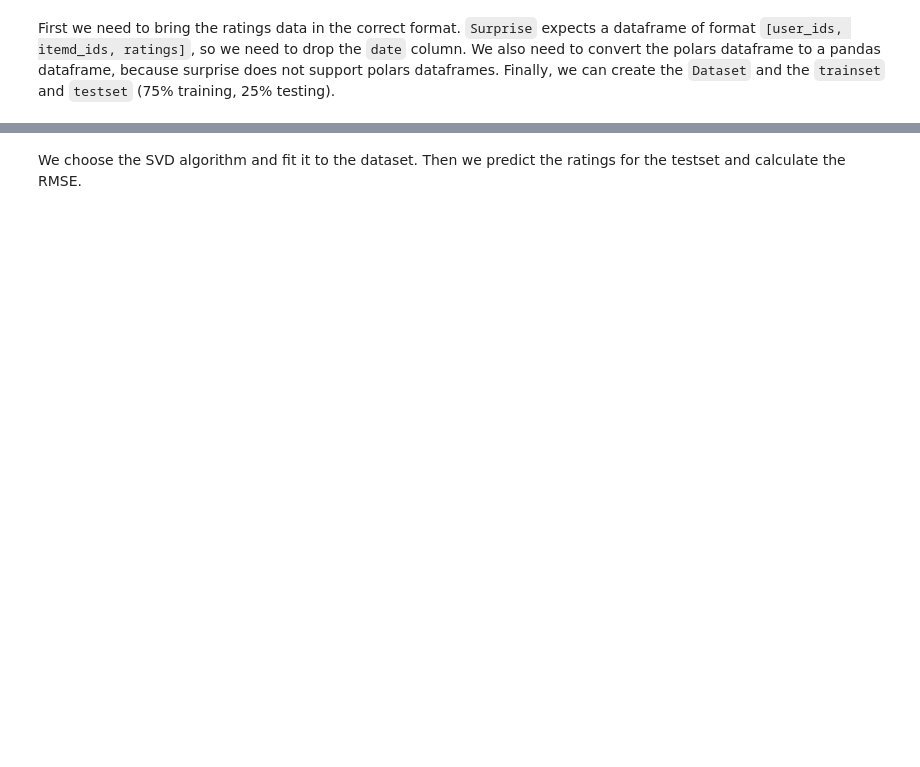
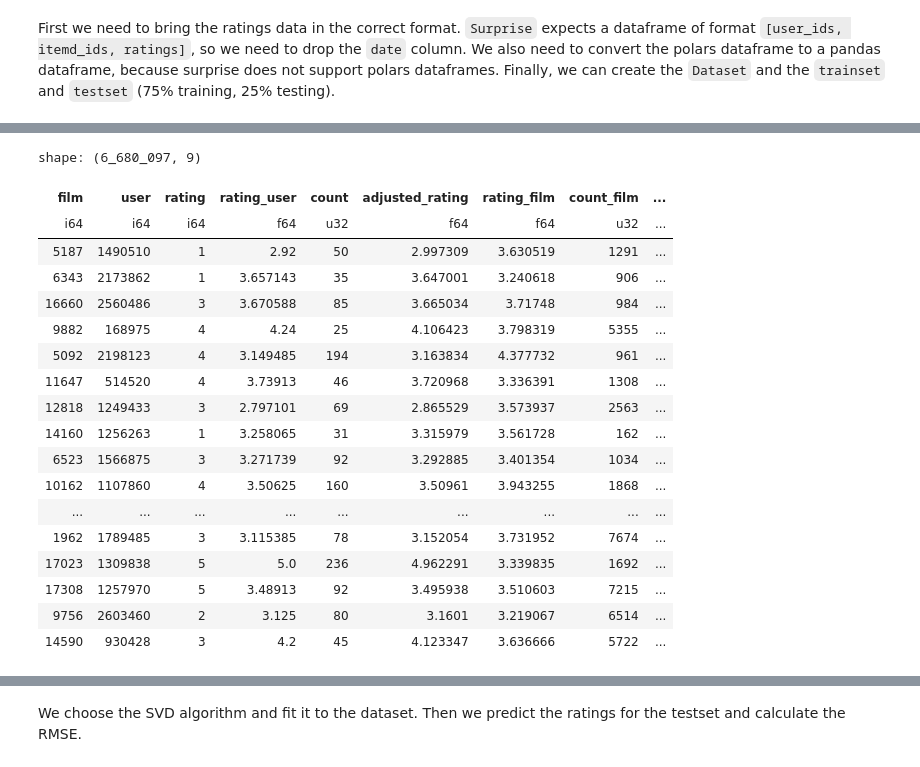
Before and after one commit to DavidBlavid/netflix_recommendation, a Jupyter notebook: Source/David.ipynb, the cells around one changed output, grey strips where cells are left out. Saved outputs shown, nothing was run; the diff lists cells and outputs as text; code cells hidden in the pictures; blank space fills up the shorter version.

```diff
--- a/Source/David.ipynb
+++ b/Source/David.ipynb
@@ -250,0 +333,12 @@ trainset_data = trainset.build_testset()
+# %%
+# remove users with less than 50 ratings
+
+# get the number of ratings for each user
+pre_users = ratings.drop("film").drop("rating").groupby("user").count()
+
+# keep only users with at least 50 ratings
+pre_users = pre_users.filter(pl.col("count") >= 25)
+
+# join the dataframes
+ratings = ratings.join(pre_users, on="user").drop("count")
+ratings
@@ -250,0 +388,47 @@ trainset_data = trainset.build_testset()
+# %%
+# global average rating
+global_avg_rating = ratings["rating"].mean()
+
+# Variance of individual movie ratings
+Vb = ratings["rating"].var()
+
+# Variance of all movies' average ratings
+Va = avg_rating_film["rating"].var()
+
+# Shrinkage factor
+K = Vb/Va # This can be adjusted, Simon Funk mentioned K=25 works well
+
+# Apply shrinkage to movie averages
+avg_rating_film = avg_rating_film.with_columns([
+    ((global_avg_rating * K + avg_rating_film["rating"] * avg_rating_film["count"]) / (K + avg_rating_film["count"])).alias("adjusted_rating")
+])
+
+# Do the same for user averages
+avg_rating_user = avg_rating_user.with_columns([
+    ((global_avg_rating * K + avg_rating_user["rating"] * avg_rating_user["count"]) / (K + avg_rating_user["count"])).alias("adjusted_rating")
+])
+
+ratings = ratings.join(avg_rating_user, on="user", suffix="_user")
+ratings = ratings.join(avg_rating_film, on="film", suffix="_film")
+
+ratings
+# %% [output]
+shape: (6_680_097, 9)
+| film | user | rating | rating_user | count | adjusted_rating | rating_film | count_film | ... |
+| i64 | i64 | i64 | f64 | u32 | f64 | f64 | u32 | ... |
+| 5187 | 1490510 | 1 | 2.92 | 50 | 2.997309 | 3.630519 | 1291 | ... |
+| 6343 | 2173862 | 1 | 3.657143 | 35 | 3.647001 | 3.240618 | 906 | ... |
+| 16660 | 2560486 | 3 | 3.670588 | 85 | 3.665034 | 3.71748 | 984 | ... |
+| 9882 | 168975 | 4 | 4.24 | 25 | 4.106423 | 3.798319 | 5355 | ... |
+| 5092 | 2198123 | 4 | 3.149485 | 194 | 3.163834 | 4.377732 | 961 | ... |
+| 11647 | 514520 | 4 | 3.73913 | 46 | 3.720968 | 3.336391 | 1308 | ... |
+| 12818 | 1249433 | 3 | 2.797101 | 69 | 2.865529 | 3.573937 | 2563 | ... |
+| 14160 | 1256263 | 1 | 3.258065 | 31 | 3.315979 | 3.561728 | 162 | ... |
+| 6523 | 1566875 | 3 | 3.271739 | 92 | 3.292885 | 3.401354 | 1034 | ... |
+| 10162 | 1107860 | 4 | 3.50625 | 160 | 3.50961 | 3.943255 | 1868 | ... |
+| ... | ... | ... | ... | ... | ... | ... | ... | ... |
+| 1962 | 1789485 | 3 | 3.115385 | 78 | 3.152054 | 3.731952 | 7674 | ... |
+| 17023 | 1309838 | 5 | 5.0 | 236 | 4.962291 | 3.339835 | 1692 | ... |
+| 17308 | 1257970 | 5 | 3.48913 | 92 | 3.495938 | 3.510603 | 7215 | ... |
+| 9756 | 2603460 | 2 | 3.125 | 80 | 3.1601 | 3.219067 | 6514 | ... |
+| 14590 | 930428 | 3 | 4.2 | 45 | 4.123347 | 3.636666 | 5722 | ... |
```
Also changed, not shown: parts of 48 cells of this notebook.
